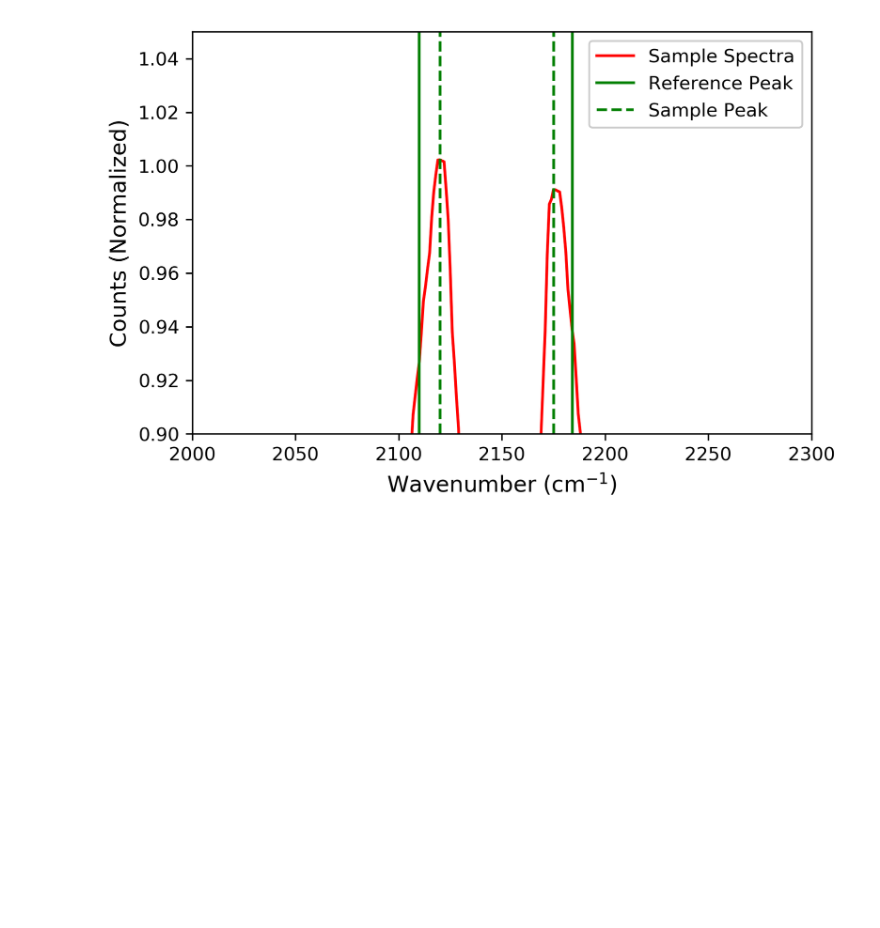
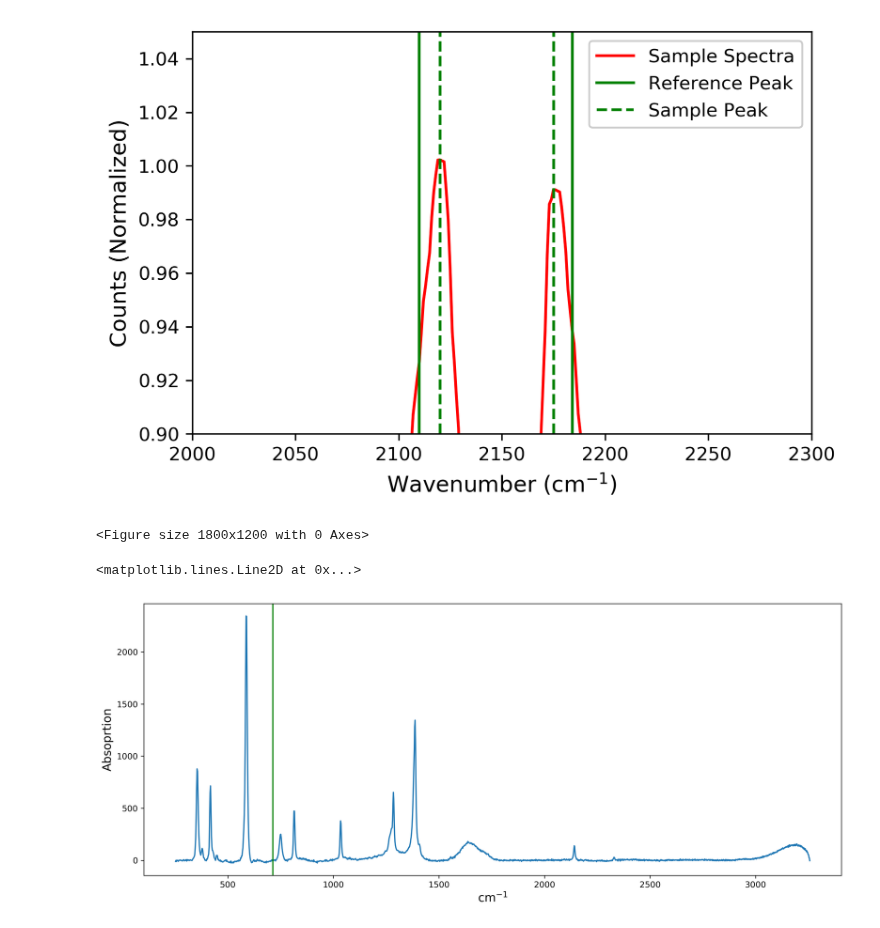
Before and after one commit to raman-noodles/Raman-noodles, a Jupyter notebook: examples/Poster Image Generation - Peak Identification.ipynb, the cells around one changed output. Cells and saved outputs as stored; diff of their text form; code cells hidden in the pictures; blank space fills up the shorter version.

```diff
--- a/examples/Poster Image Generation - Peak Identification.ipynb
+++ b/examples/Poster Image Generation - Peak Identification.ipynb
@@ -131,3 +131,13 @@ plt.legend(loc=1, framealpha=1)
 # plt.savefig('errors_example_plot.png')
 # %% [output]
 [figure]
+# %%
+# you will need to download the file yourself from the team google drive and edit location
+df = pd.read_excel('../examples/FormicAcid_3percentconc_400C_5s_00000.xlsx', names=('x', 'y'))
+# %%
+#Ok, now that we have which peaks belong to which component, we'll need to plot their position.
+fig = plt.figure(figsize=(6,4), dpi = 300)
+x_data = df['x'].values
+y_data = df['y'].values
+# %% [output]
+<Figure size 1800x1200 with 0 Axes>
@@ -133,0 +146,9 @@ plt.legend(loc=1, framealpha=1)
+# %%
+fig = plt.figure(figsize=(15,6), dpi = 300)
+plt.plot(x_data, y_data, label ='Experimental')
+plt.xlabel('cm$^{-1}$', fontsize=14)
+plt.ylabel('Absoprtion', fontsize=14)
+plt.axvline(x =714, color = 'green', label = 'CO Peaks')
+# %% [output]
+<matplotlib.lines.Line2D at 0x...>
+[figure, added]
```
Also changed, not shown: parts of 5 cells of this notebook.
